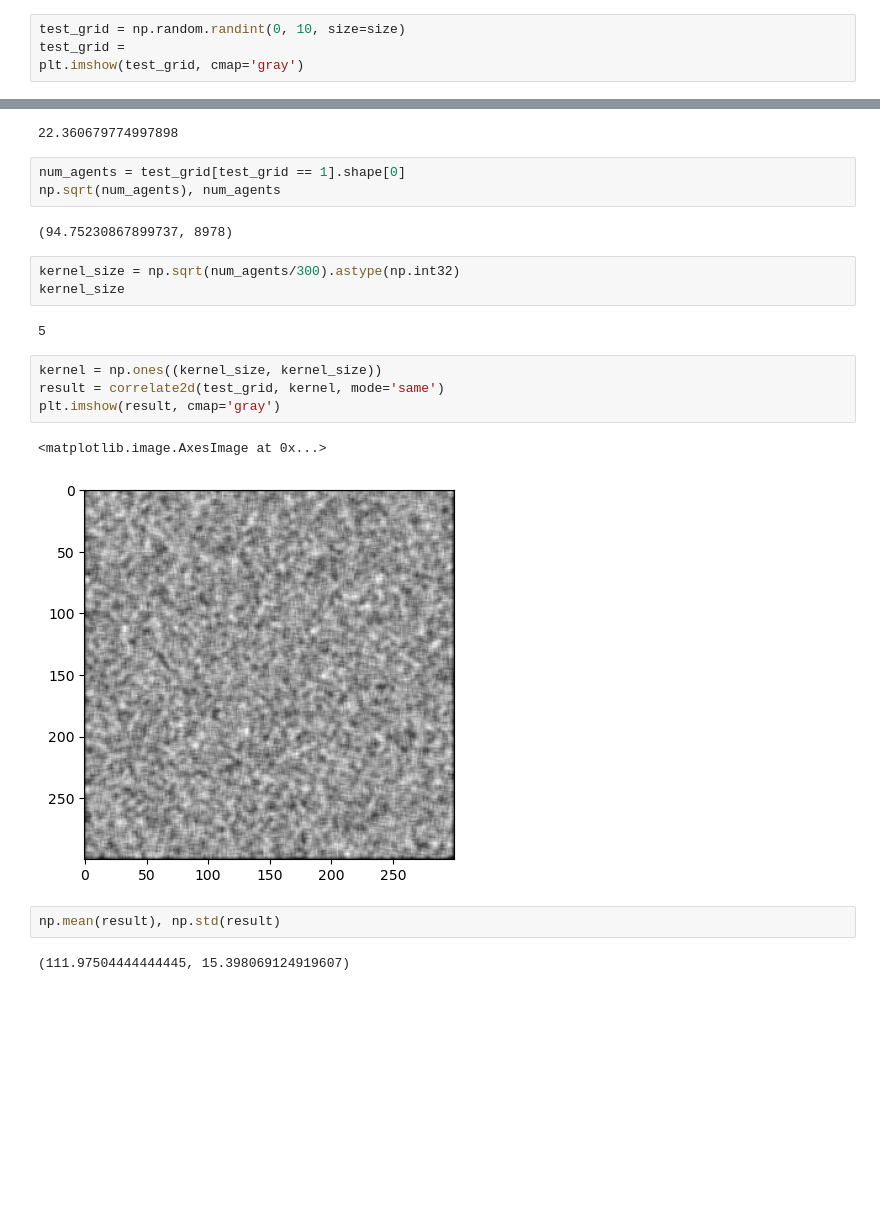
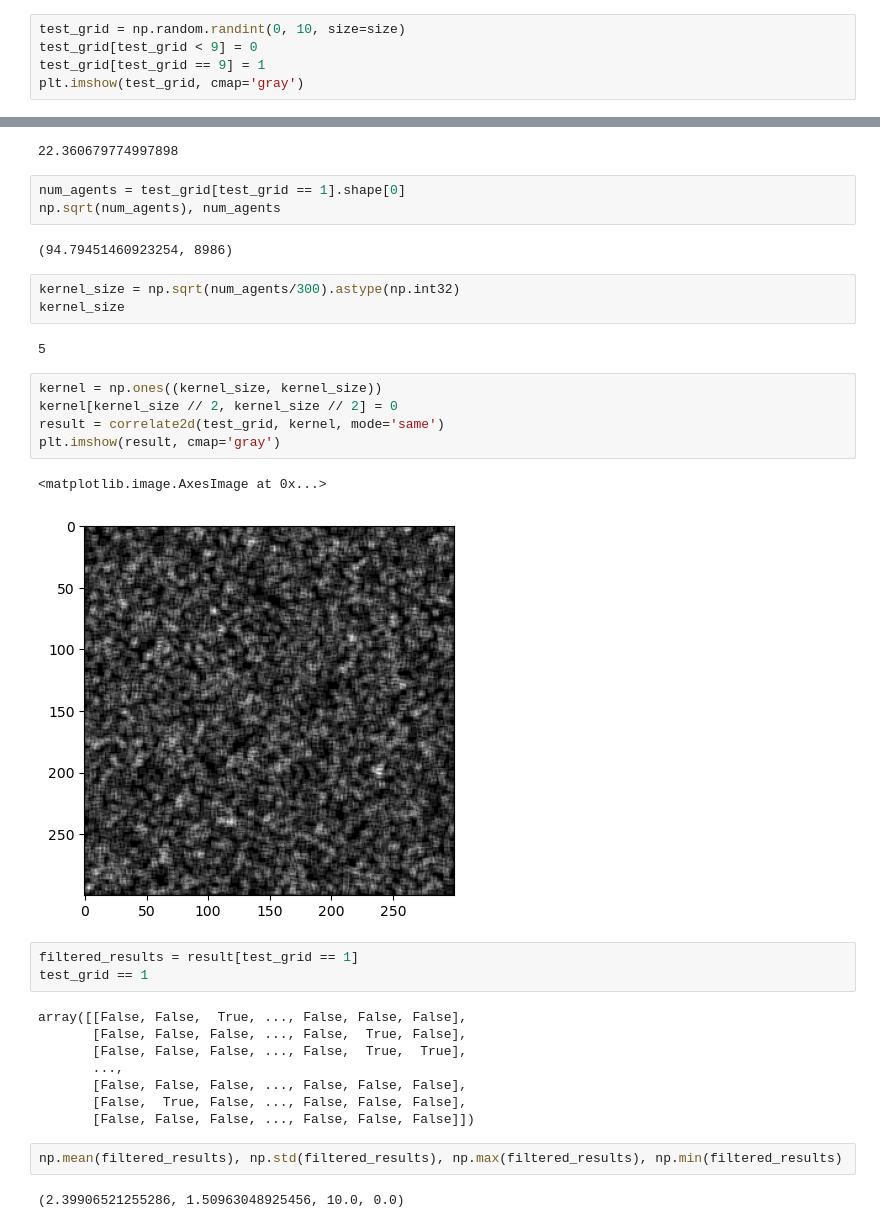
Before and after one commit to JoelDeen820/chicken_agent_model, a Jupyter notebook: prototyping_notebooks/uniformity_measurement.ipynb, the cells around one changed output, grey strips where cells are left out. Cells and saved outputs as stored; diff of their text form; blank space fills up the shorter version.

```diff
--- a/prototyping_notebooks/uniformity_measurement.ipynb
+++ b/prototyping_notebooks/uniformity_measurement.ipynb
@@ -11,7 +11,8 @@ np.arange(9)
 array([0, 1, 2, 3, 4, 5, 6, 7, 8])
 # %%
 test_grid = np.random.randint(0, 10, size=size)
-test_grid =
+test_grid[test_grid < 9] = 0
+test_grid[test_grid == 9] = 1
 plt.imshow(test_grid, cmap='gray')
 # %% [output]
 <matplotlib.image.AxesImage at 0x...>
@@ -51,7 +52,7 @@ np.sqrt(500)
 num_agents = test_grid[test_grid == 1].shape[0]
 np.sqrt(num_agents), num_agents
 # %% [output]
-(94.75230867899737, 8978)
+(94.79451460923254, 8986)
 # %%
 kernel_size = np.sqrt(num_agents/300).astype(np.int32)
 kernel_size
@@ -59,12 +60,24 @@ kernel_size
 5
 # %%
 kernel = np.ones((kernel_size, kernel_size))
+kernel[kernel_size // 2, kernel_size // 2] = 0
 result = correlate2d(test_grid, kernel, mode='same')
 plt.imshow(result, cmap='gray')
 # %% [output]
 <matplotlib.image.AxesImage at 0x...>
-[figure, old version]
+[figure, new version]
-# %%
-np.mean(result), np.std(result)
-# %% [output]
-(111.97504444444445, 15.398069124919607)
+# %%
+filtered_results = result[test_grid == 1]
+test_grid == 1
+# %% [output]
+array([[False, False,  True, ..., False, False, False],
+       [False, False, False, ..., False,  True, False],
+       [False, False, False, ..., False,  True,  True],
+       ...,
+       [False, False, False, ..., False, False, False],
+       [False,  True, False, ..., False, False, False],
+       [False, False, False, ..., False, False, False]])
+# %%
+np.mean(filtered_results), np.std(filtered_results), np.max(filtered_results), np.min(filtered_results)
+# %% [output]
+(2.39906521255286, 1.50963048925456, 10.0, 0.0)
```
Also changed, not shown: parts of 14 cells of this notebook, 1 other file.
